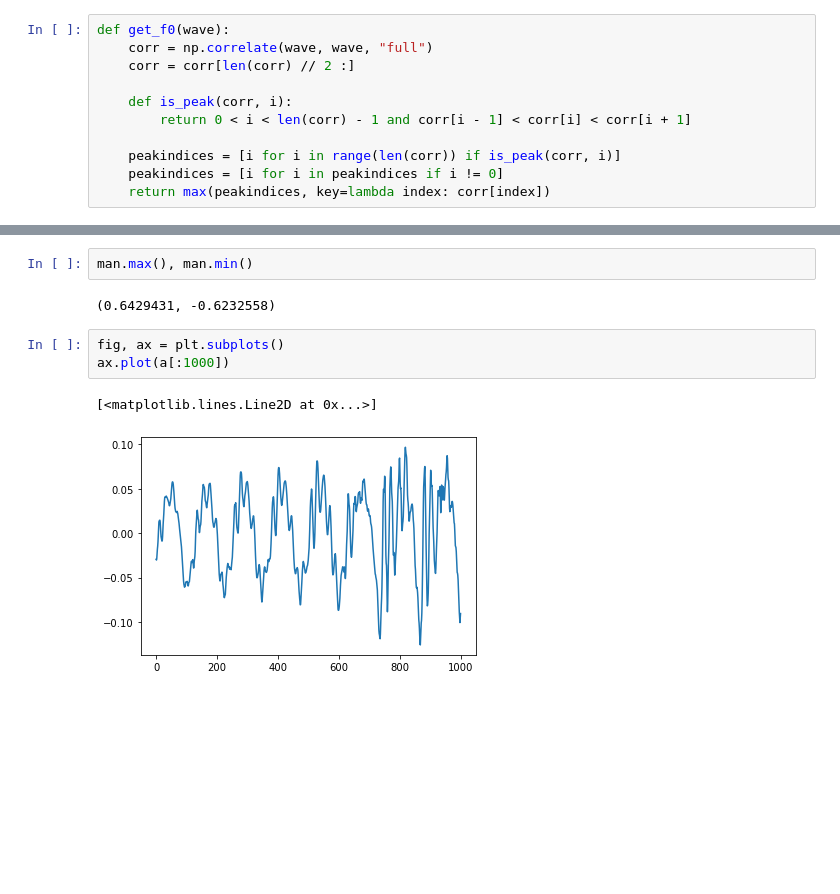
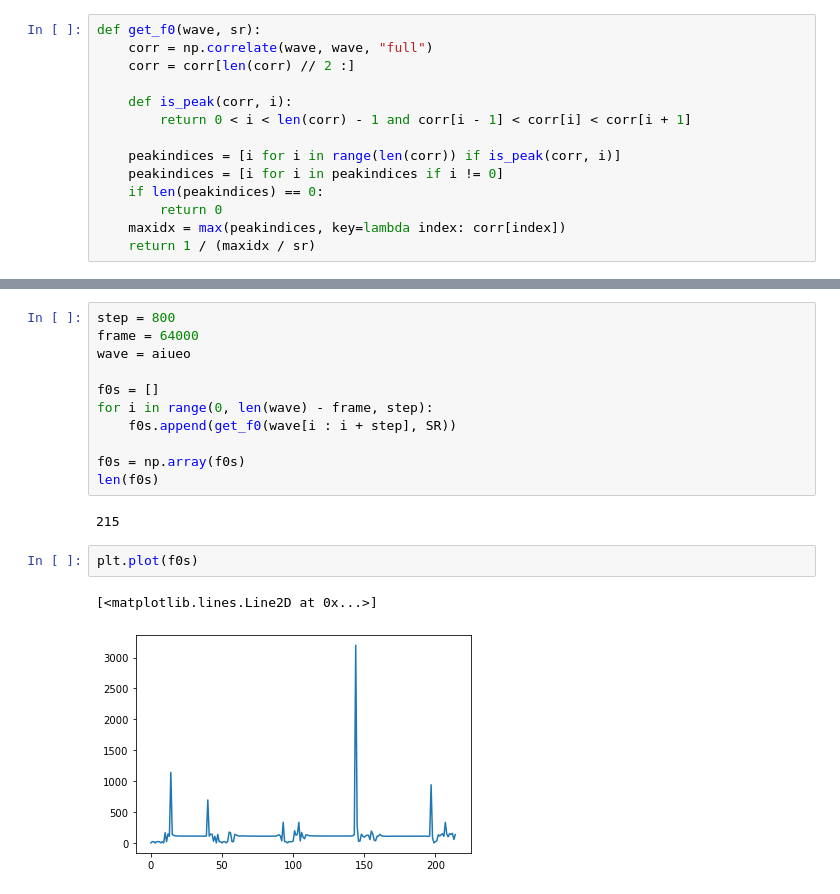
Before and after one commit to jaeyounkg/le4-audio-kuis, a Jupyter notebook: correlate.ipynb, the cells around one changed output, grey strips where cells are left out. Cells and saved outputs as stored; diff of their text form; blank space fills up the shorter version.

```diff
--- a/correlate.ipynb
+++ b/correlate.ipynb
@@ -10,5 +12,5 @@ from playsound import playsound
 # %%
-def get_f0(wave):
+def get_f0(wave, sr):
     corr = np.correlate(wave, wave, "full")
     corr = corr[len(corr) // 2 :]
 
@@ -17,7 +19,10 @@ def get_f0(wave):
 
     peakindices = [i for i in range(len(corr)) if is_peak(corr, i)]
     peakindices = [i for i in peakindices if i != 0]
-    return max(peakindices, key=lambda index: corr[index])
+    if len(peakindices) == 0:
+        return 0
+    maxidx = max(peakindices, key=lambda index: corr[index])
+    return 1 / (maxidx / sr)
 # %%
 # サンプリングレート
 SR = 16000
@@ -42,10 +58,18 @@ plt.plot(wave)
 # %%
-man.max(), man.min()
+step = 800
+frame = 64000
+wave = aiueo
+
+f0s = []
+for i in range(0, len(wave) - frame, step):
+    f0s.append(get_f0(wave[i : i + step], SR))
+
+f0s = np.array(f0s)
+len(f0s)
 # %% [output]
-(0.6429431, -0.6232558)
+215
 # %%
-fig, ax = plt.subplots()
-ax.plot(a[:1000])
+plt.plot(f0s)
 # %% [output]
 [<matplotlib.lines.Line2D at 0x...>]
-[figure, old version]
+[figure, new version]
```
Also changed, not shown: parts of 5 cells of this notebook, 5 other files.
